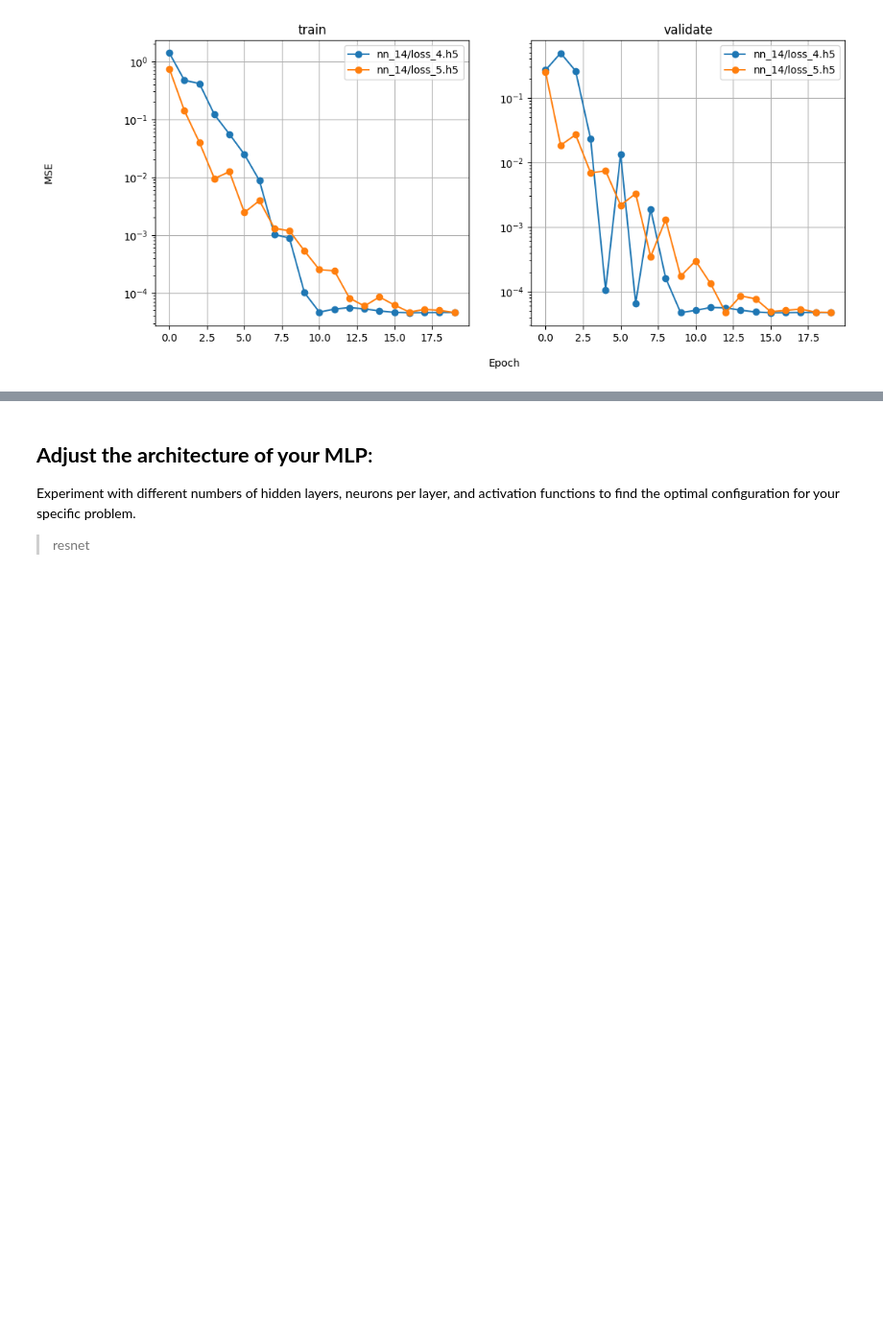
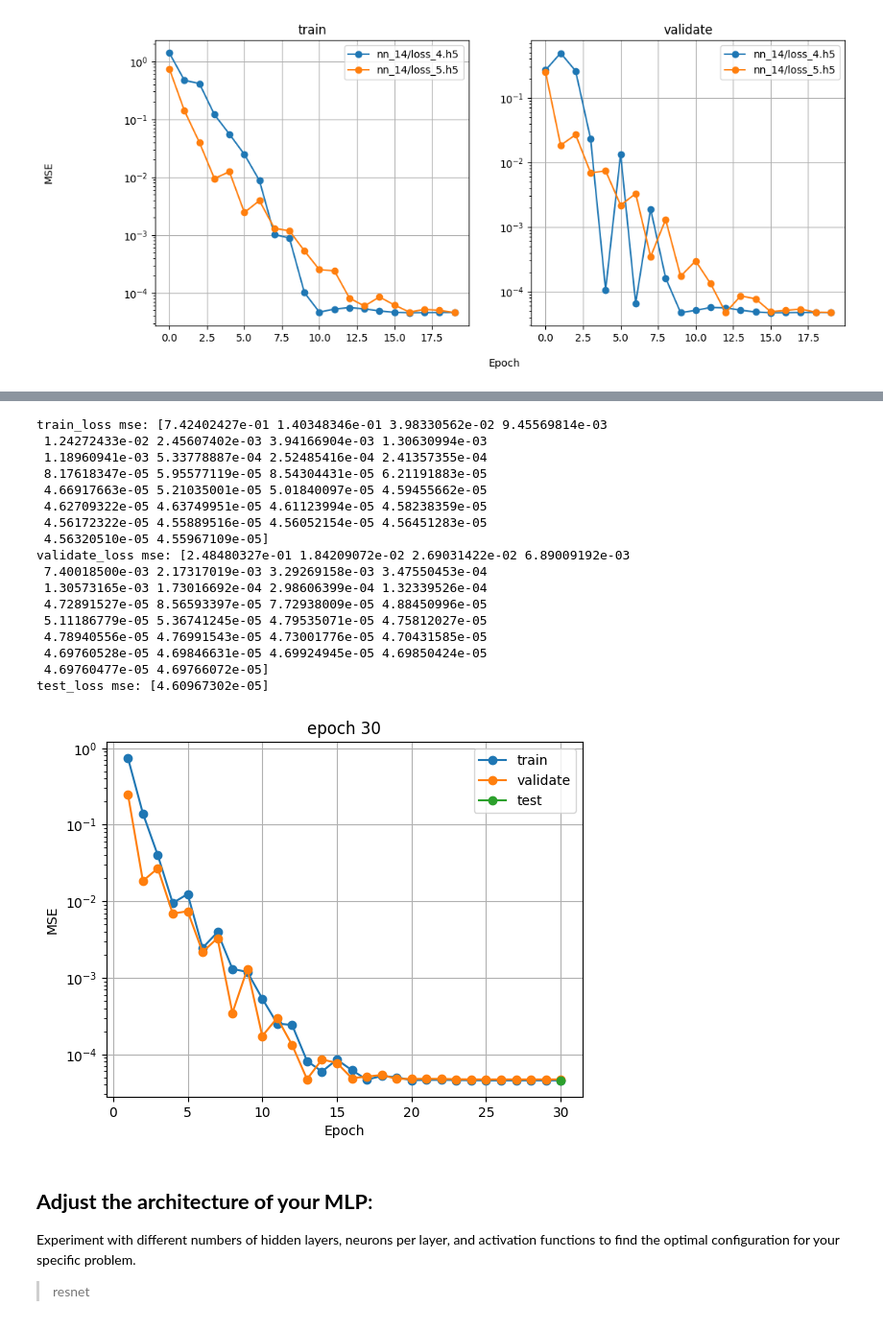
Before and after one commit to Tinrry/anderson, a Jupyter notebook: model_test.ipynb, the cells around one changed output, grey strips where cells are left out. Shown: that part at 96% size. Drawn from its saved outputs; the diff is of its cells as text; code cells hidden in the pictures; blank space fills up the shorter version.

```diff
--- a/model_test.ipynb
+++ b/model_test.ipynb
@@ -250,3 +260,25 @@ file_2 test loss, mse: [4.66687902e-05]
+# %%
+epoch30_loss = 'nn_14/loss_6.h5'
+plot_loss_epoch(epoch30_loss, title='epoch 30', begin=0)
+# %% [output]
+train_loss mse: [7.42402427e-01 1.40348346e-01 3.98330562e-02 9.45569814e-03
+ 1.24272433e-02 2.45607402e-03 3.94166904e-03 1.30630994e-03
+ 1.18960941e-03 5.33778887e-04 2.52485416e-04 2.41357355e-04
+ 8.17618347e-05 5.95577119e-05 8.54304431e-05 6.21191883e-05
+ 4.66917663e-05 5.21035001e-05 5.01840097e-05 4.59455662e-05
+ 4.62709322e-05 4.63749951e-05 4.61123994e-05 4.58238359e-05
+ 4.56172322e-05 4.55889516e-05 4.56052154e-05 4.56451283e-05
+ 4.56320510e-05 4.55967109e-05]
+validate_loss mse: [2.48480327e-01 1.84209072e-02 2.69031422e-02 6.89009192e-03
+ 7.40018500e-03 2.17317019e-03 3.29269158e-03 3.47550453e-04
+ 1.30573165e-03 1.73016692e-04 2.98606399e-04 1.32339526e-04
+ 4.72891527e-05 8.56593397e-05 7.72938009e-05 4.88450996e-05
+ 5.11186779e-05 5.36741245e-05 4.79535071e-05 4.75812027e-05
+ 4.78940556e-05 4.76991543e-05 4.73001776e-05 4.70431585e-05
+ 4.69760528e-05 4.69846631e-05 4.69924945e-05 4.69850424e-05
+ 4.69760477e-05 4.69766072e-05]
+test_loss mse: [4.60967302e-05]
+[figure, added]
 # %% [markdown]
 ## **Adjust the architecture of your MLP**:
 Experiment with different numbers of hidden layers, neurons per layer, and activation functions to find the optimal configuration for your specific problem.
```
Also changed, not shown: parts of 2 cells of this notebook, 6 other files.
